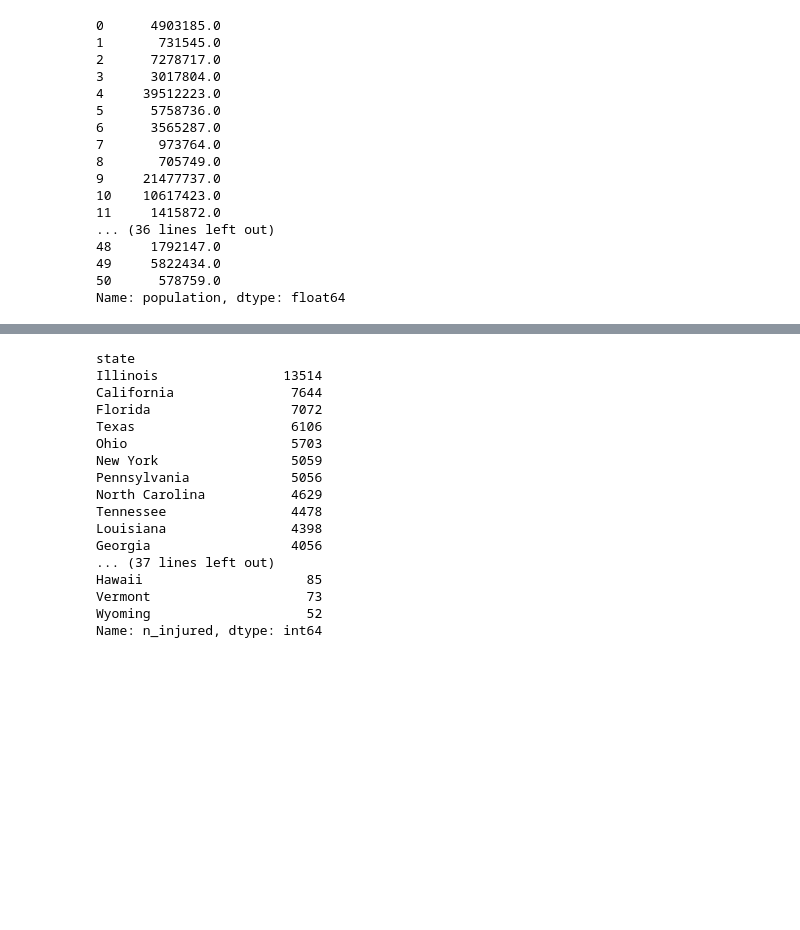
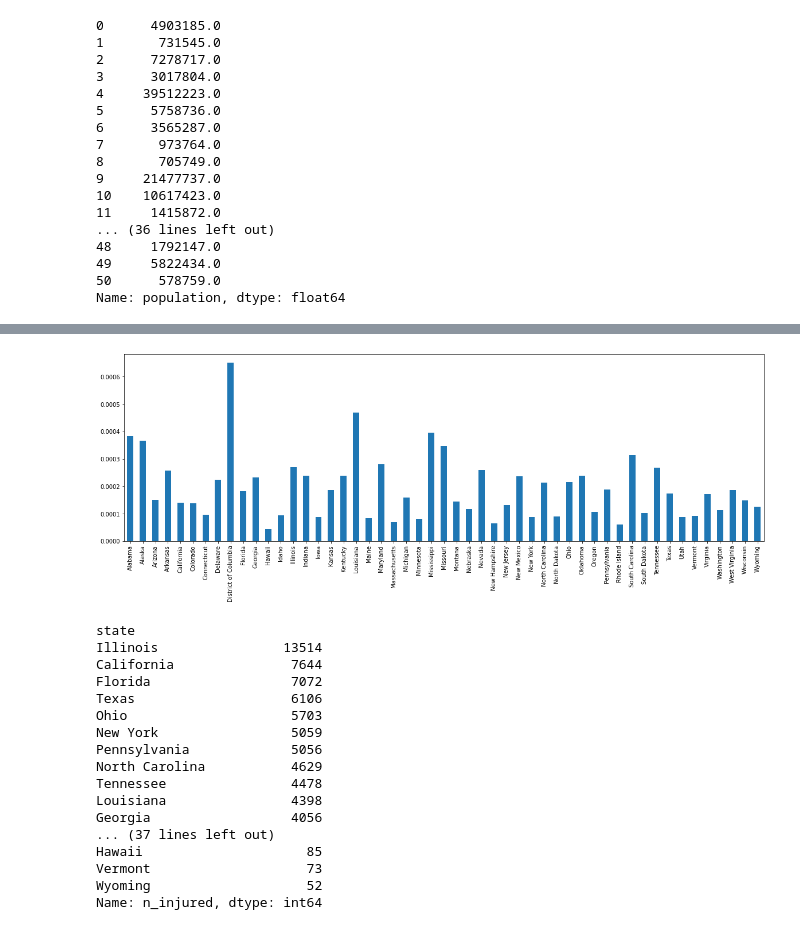
Before and after one commit to muga01/python_basics, a Jupyter notebook: Exercise3.ipynb, the cells around one changed output, grey strips where cells are left out. Drawn from its saved outputs; the diff is of its cells as text; code cells hidden in the pictures; blank space fills up the shorter version.

```diff
--- a/Exercise3.ipynb
+++ b/Exercise3.ipynb
@@ -125,0 +158,7 @@ new_data['state']=
+# %%
+new_data = pd.DataFrame()
+new_data['state']=population_data['state']
+new_data['population'] = population_data['population']
+new_data['murders_total'] = dataset.groupby('state')['n_killed'].sum().values
+new_data['murder_rate'] = dataset.groupby('state')['n_killed'].sum().values/population_data['population']
+new_data.head()
@@ -126,3 +184,10 @@ new_data['state']=
+# %%
+fig = plt.figure(figsize=(20,6))
+#new_data.index= new_data['state']
+new_data['murder_rate'].plot(kind='bar')
+_=plt.xticks(ticks=new_data.index,labels=new_data['state'])
+# %% [output]
+[figure, added]
 # %%
 dataset.groupby('state')['n_injured'].sum().sort_values(ascending=False)
 # %% [output]
```
Also changed, not shown: parts of 10 cells of this notebook.
